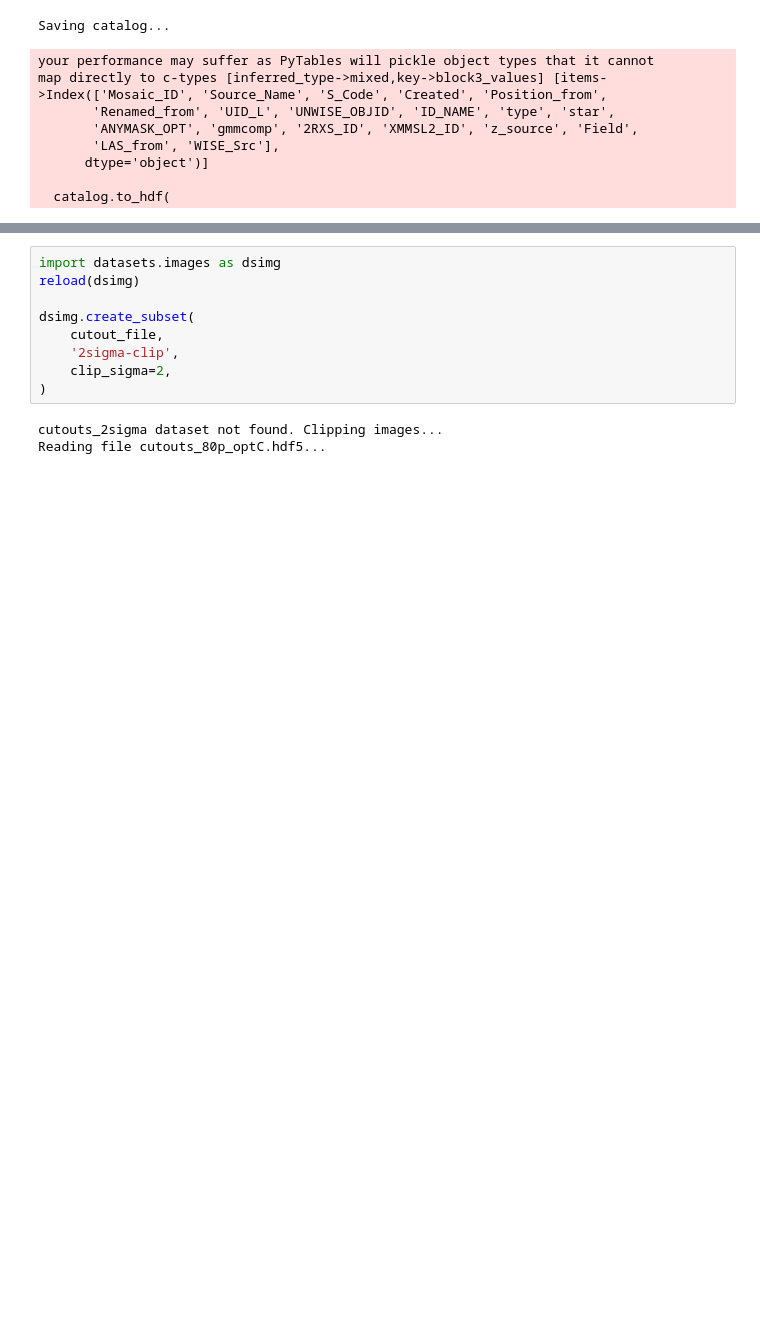
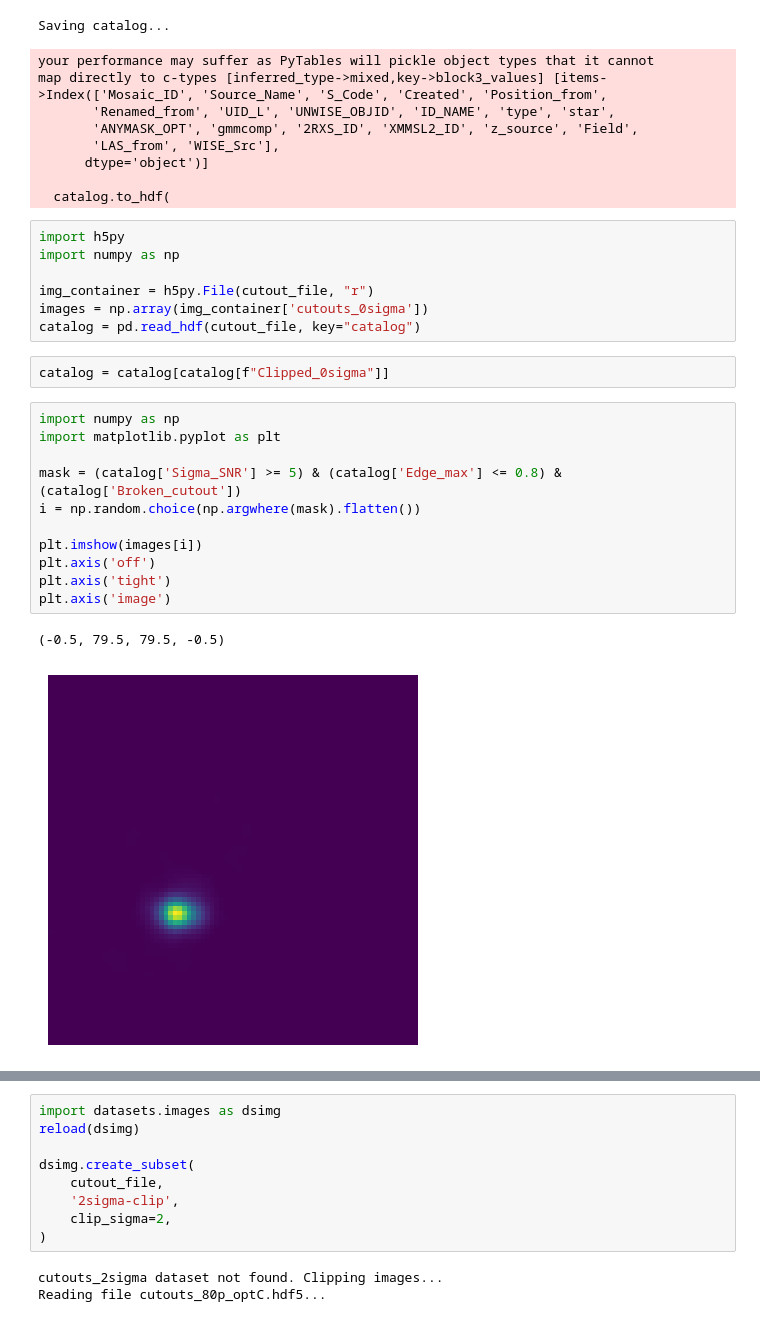
Before and after one commit to tmartinezML/LOFAR-Diffusion, a Jupyter notebook: src/notebooks/image_preprocessing.ipynb, the cells around one changed output, grey strips where cells are left out. Saved outputs shown, nothing was run; the diff lists cells and outputs as text; blank space fills up the shorter version.

```diff
--- a/src/notebooks/image_preprocessing.ipynb
+++ b/src/notebooks/image_preprocessing.ipynb
@@ -80,3 +60,26 @@ map directly to c-types [inferred_type->mixed,key->block3_values] [items->Index(
       dtype='object')]
 
   catalog.to_hdf(
+# %%
+import h5py
+import numpy as np
+
+img_container = h5py.File(cutout_file, "r")
+images = np.array(img_container['cutouts_0sigma'])
+catalog = pd.read_hdf(cutout_file, key="catalog")
+# %%
+catalog = catalog[catalog[f"Clipped_0sigma"]]
+# %%
+import numpy as np
+import matplotlib.pyplot as plt
+
+mask = (catalog['Sigma_SNR'] >= 5) & (catalog['Edge_max'] <= 0.8) & (catalog['Broken_cutout'])
+i = np.random.choice(np.argwhere(mask).flatten())
+
+plt.imshow(images[i])
+plt.axis('off')
+plt.axis('tight')
+plt.axis('image')
+# %% [output]
+(-0.5, 79.5, 79.5, -0.5)
+[figure, added]
```
Also changed, not shown: parts of 7 cells of this notebook, 1 other file.
